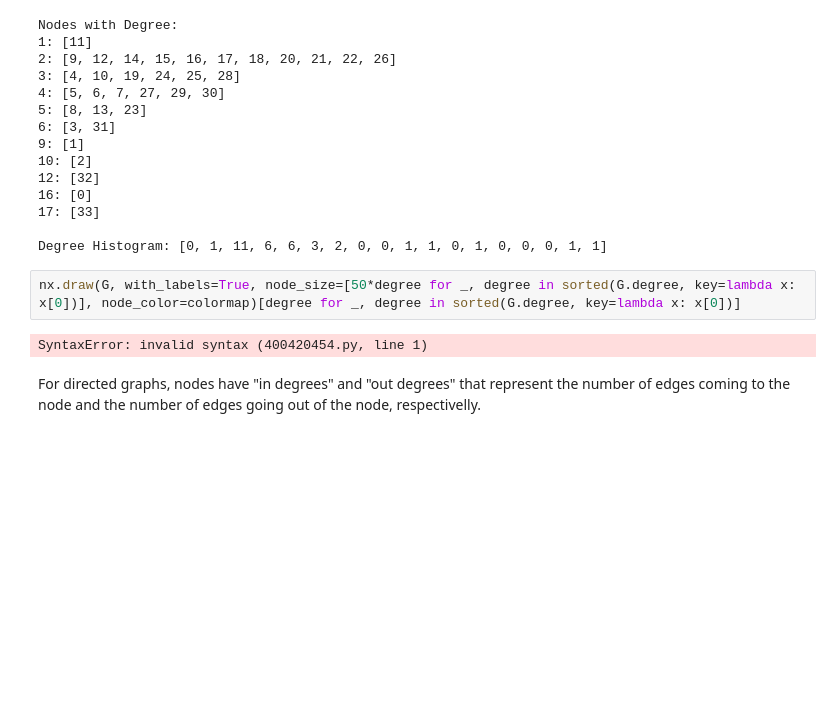
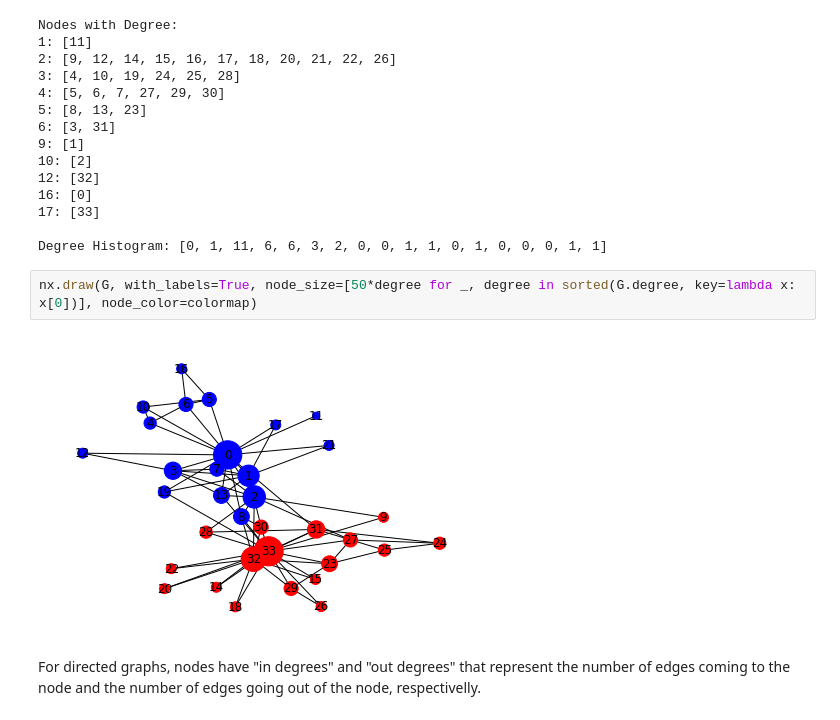
Before and after one commit to JAugusto97/graph-ml, a Jupyter notebook: 2-node_features.ipynb, the cells around one changed output. Cells and saved outputs as stored; diff of their text form; blank space fills up the shorter version.

```diff
--- a/2-node_features.ipynb
+++ b/2-node_features.ipynb
@@ -80,9 +80,9 @@ Nodes with Degree:
 
 Degree Histogram: [0, 1, 11, 6, 6, 3, 2, 0, 0, 1, 1, 0, 1, 0, 0, 0, 1, 1]
 # %%
-nx.draw(G, with_labels=True, node_size=[50*degree for _, degree in sorted(G.degree, key=lambda x: x[0])], node_color=colormap)[degree for _, degree in sorted(G.degree, key=lambda x: x[0])]
+nx.draw(G, with_labels=True, node_size=[50*degree for _, degree in sorted(G.degree, key=lambda x: x[0])], node_color=colormap)
 # %% [output]
-SyntaxError: invalid syntax (400420454.py, line 1)
+[figure, added]
 # %% [markdown]
 For directed graphs, nodes have "in degrees" and "out degrees" that represent the number of edges coming to the node
 and the number of edges going out of the node, respectivelly.
```
Also changed, not shown: parts of 5 cells of this notebook.
